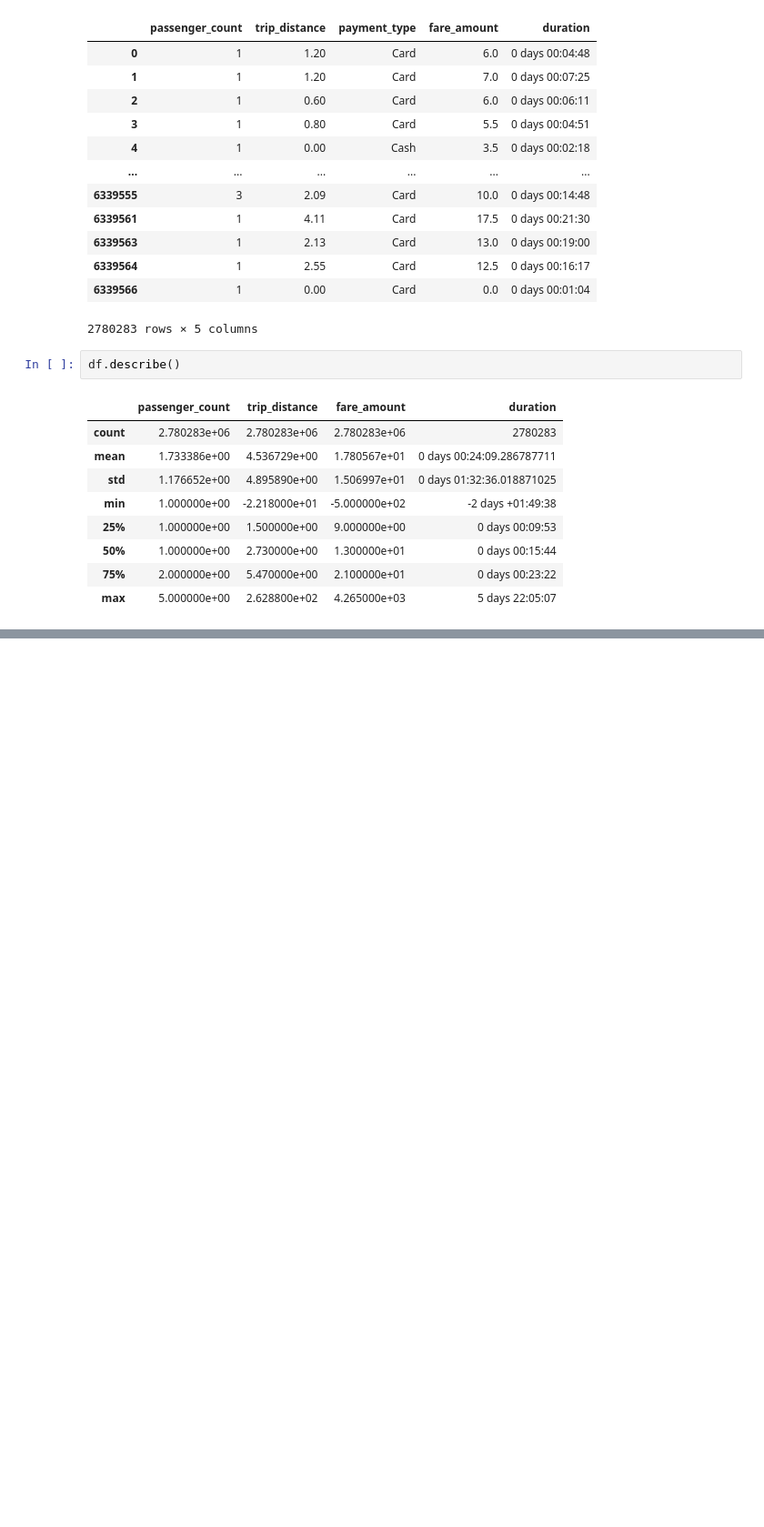
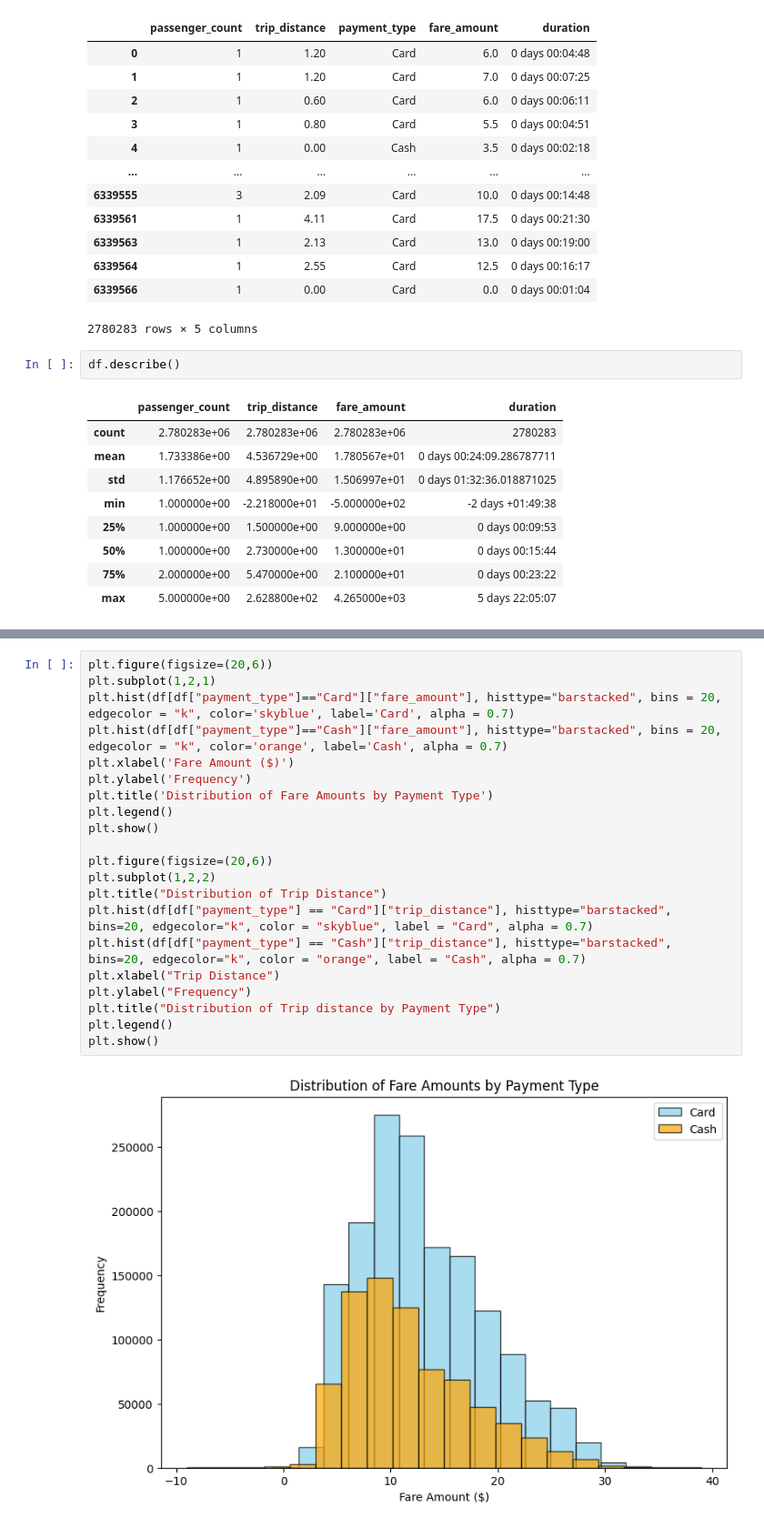
Before and after one commit to WenfongWW/Portfolio_Project, a Jupyter notebook: Data Analysis/Statistics Project/NYC Yellow Taxi/Nyc_taxi_analysis.ipynb, the cells around one changed output, grey strips where cells are left out. Shown at 91% size. Saved outputs shown, nothing was run; the diff lists cells and outputs as text; blank space fills up the shorter version.

```diff
--- a/Data Analysis/Statistics Project/NYC Yellow Taxi/Nyc_taxi_analysis.ipynb
+++ b/Data Analysis/Statistics Project/NYC Yellow Taxi/Nyc_taxi_analysis.ipynb
@@ -308,0 +332,23 @@ Box plot to compare fare amounts by payment type
+# %%
+plt.figure(figsize=(20,6))
+plt.subplot(1,2,1)
+plt.hist(df[df["payment_type"]=="Card"]["fare_amount"], histtype="barstacked", bins = 20, edgecolor = "k", color='skyblue', label='Card', alpha = 0.7)
+plt.hist(df[df["payment_type"]=="Cash"]["fare_amount"], histtype="barstacked", bins = 20, edgecolor = "k", color='orange', label='Cash', alpha = 0.7)
+plt.xlabel('Fare Amount ($)')
+plt.ylabel('Frequency')
+plt.title('Distribution of Fare Amounts by Payment Type')
+plt.legend()
+plt.show()
+
+plt.figure(figsize=(20,6))
+plt.subplot(1,2,2)
+plt.title("Distribution of Trip Distance")
+plt.hist(df[df["payment_type"] == "Card"]["trip_distance"], histtype="barstacked", bins=20, edgecolor="k", color = "skyblue", label = "Card", alpha = 0.7)
+plt.hist(df[df["payment_type"] == "Cash"]["trip_distance"], histtype="barstacked", bins=20, edgecolor="k", color = "orange", label = "Cash", alpha = 0.7)
+plt.xlabel("Trip Distance")
+plt.ylabel("Frequency")
+plt.title("Distribution of Trip distance by Payment Type")
+plt.legend()
+plt.show()
+# %% [output]
+[figure, added]
```
Also changed, not shown: parts of 43 cells of this notebook.
